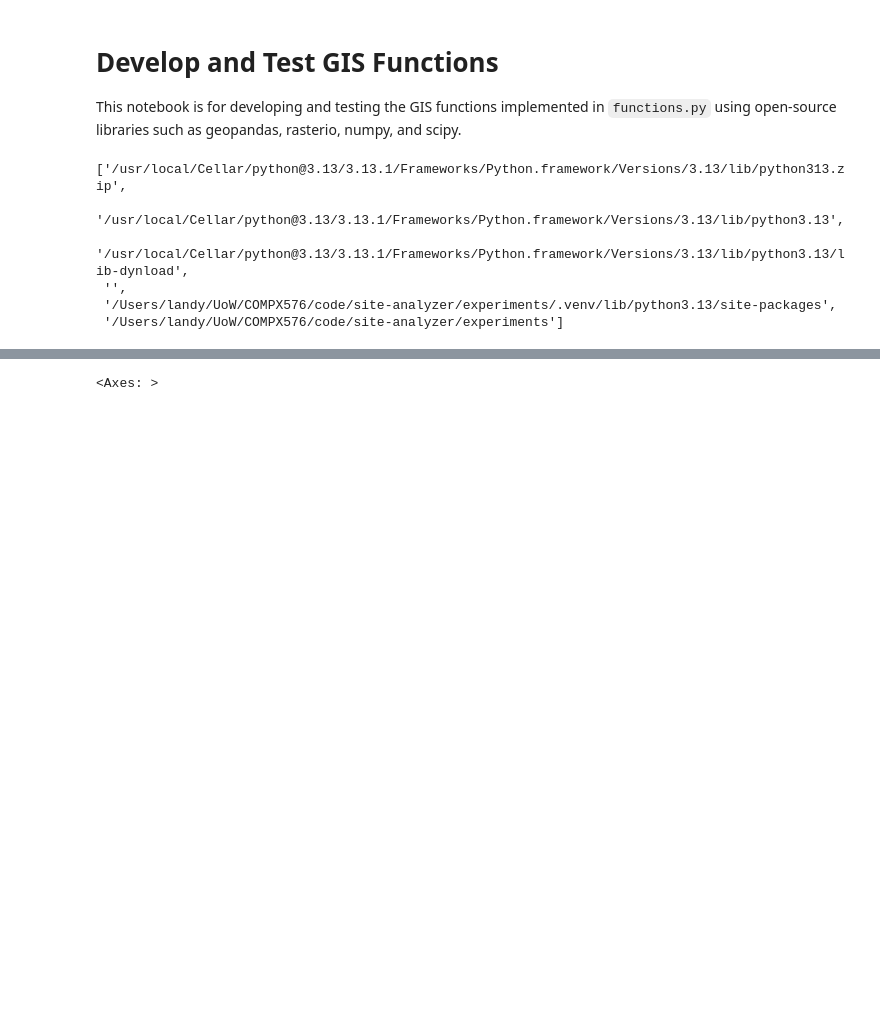
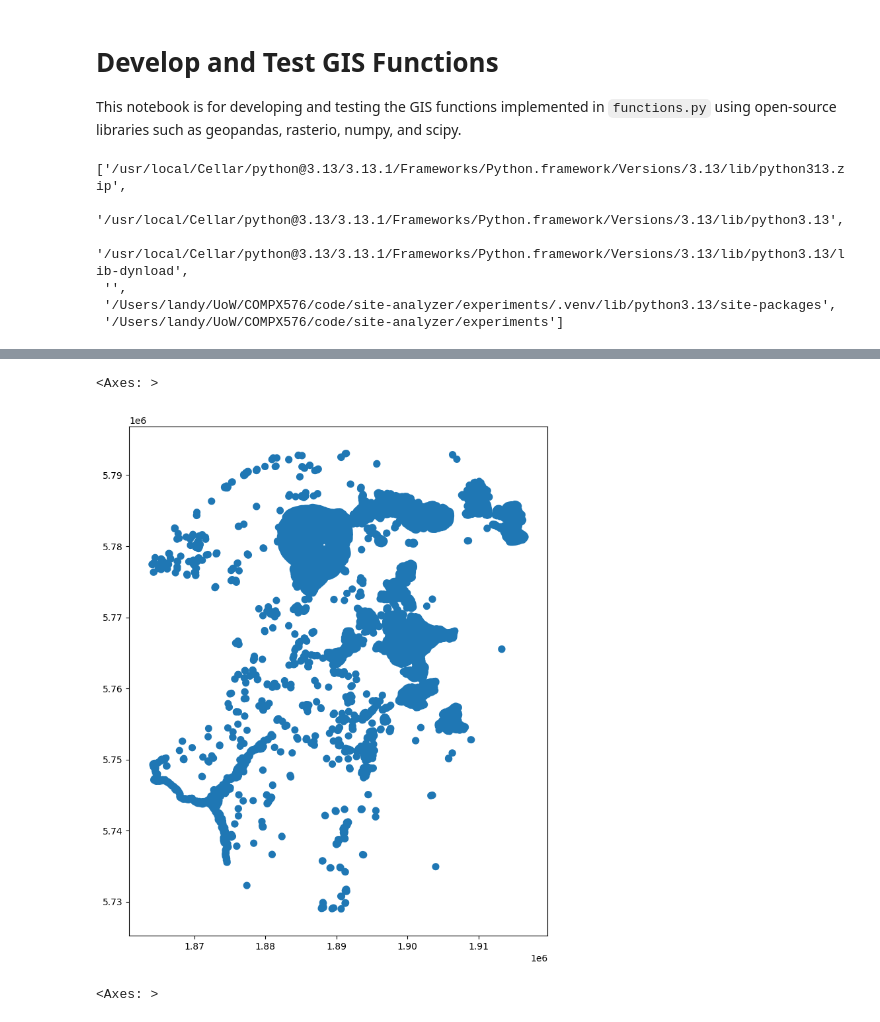
Before and after one commit to landyking/site-analyzer, a Jupyter notebook: experiments/gistest.ipynb, the cells around one changed output, grey strips where cells are left out. Cells and saved outputs as stored; diff of their text form; code cells hidden in the pictures; blank space fills up the shorter version.

```diff
--- a/experiments/gistest.ipynb
+++ b/experiments/gistest.ipynb
@@ -82 +117,14 @@ def RPL_Buffer_analysis(input, output, buffer_distance):
+# %%
+# Create buffer for lake areas in a specific district
+lake_in_district_shp='/Users/landy/UoW/COMPX576/code/site-analyzer/output-data/lake-in-district.shp'
+buffered_lake_in_district_shp='/Users/landy/UoW/COMPX576/code/site-analyzer/output-data/buffered-lake-in-district.shp'
+RPL_Buffer_analysis(
+    input=lake_in_district_shp,
+    output=buffered_lake_in_district_shp,
+    buffer_distance=500
+)
+gpd.read_file(buffered_lake_in_district_shp).plot(figsize=(10, 10))
+# %% [output]
+<Axes: >
+[figure, added]
 # %%
```
Also changed, not shown: parts of 4 cells of this notebook, 1 other file.
